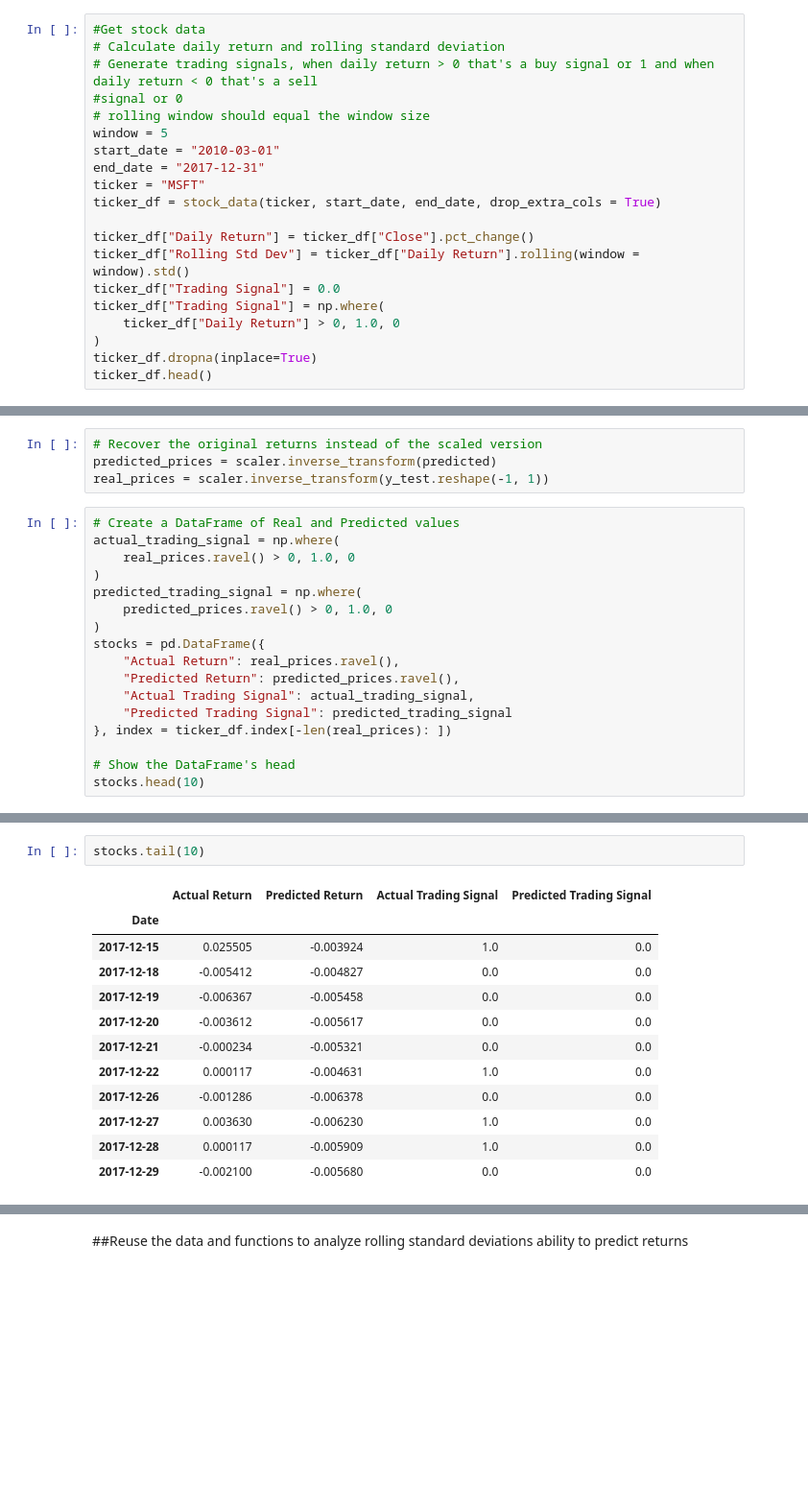
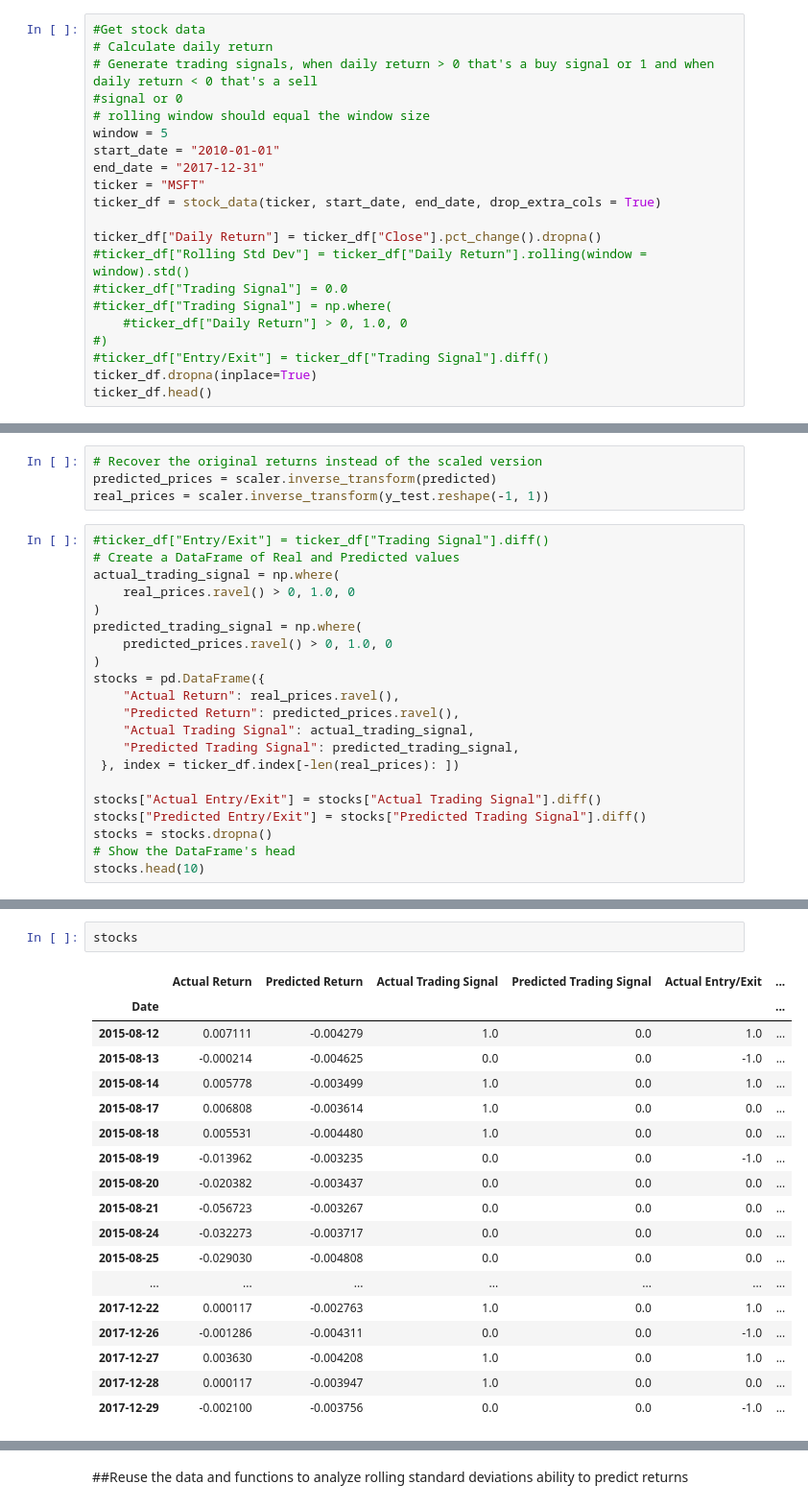
Before and after one commit to somyapanda/Project_2, a Jupyter notebook: Daryl/Neural_Network_Stock_Predictions.ipynb, the cells around one changed output, grey strips where cells are left out. Shown: that part at 96% size. Saved outputs shown, nothing was run; the diff lists cells and outputs as text; blank space fills up the shorter version.

```diff
--- a/Daryl/Neural_Network_Stock_Predictions.ipynb
+++ b/Daryl/Neural_Network_Stock_Predictions.ipynb
@@ -23,22 +25,23 @@ def stock_data(ticker, start_date, end_date, drop_extra_cols = True):
         raise
 # %%
 #Get stock data
-# Calculate daily return and rolling standard deviation
+# Calculate daily return
 # Generate trading signals, when daily return > 0 that's a buy signal or 1 and when daily return < 0 that's a sell
 #signal or 0
 # rolling window should equal the window size
 window = 5
-start_date = "2010-03-01"
+start_date = "2010-01-01"
 end_date = "2017-12-31"
 ticker = "MSFT"
 ticker_df = stock_data(ticker, start_date, end_date, drop_extra_cols = True)
 
-ticker_df["Daily Return"] = ticker_df["Close"].pct_change()
-ticker_df["Rolling Std Dev"] = ticker_df["Daily Return"].rolling(window = window).std()
-ticker_df["Trading Signal"] = 0.0
-ticker_df["Trading Signal"] = np.where(
-    ticker_df["Daily Return"] > 0, 1.0, 0
-)
+ticker_df["Daily Return"] = ticker_df["Close"].pct_change().dropna()
+#ticker_df["Rolling Std Dev"] = ticker_df["Daily Return"].rolling(window = window).std()
+#ticker_df["Trading Signal"] = 0.0
+#ticker_df["Trading Signal"] = np.where(
+    #ticker_df["Daily Return"] > 0, 1.0, 0
+#)
+#ticker_df["Entry/Exit"] = ticker_df["Trading Signal"].diff()
 ticker_df.dropna(inplace=True)
 ticker_df.head()
 # %% [output]
@@ -190,6 +214,7 @@ predicted = model.predict(X_test)
 predicted_prices = scaler.inverse_transform(predicted)
 real_prices = scaler.inverse_transform(y_test.reshape(-1, 1))
 # %%
+#ticker_df["Entry/Exit"] = ticker_df["Trading Signal"].diff()
 # Create a DataFrame of Real and Predicted values
 actual_trading_signal = np.where(
     real_prices.ravel() > 0, 1.0, 0
@@ -201,9 +226,12 @@ stocks = pd.DataFrame({
     "Actual Return": real_prices.ravel(),
     "Predicted Return": predicted_prices.ravel(),
     "Actual Trading Signal": actual_trading_signal,
-    "Predicted Trading Signal": predicted_trading_signal
-}, index = ticker_df.index[-len(real_prices): ])
+    "Predicted Trading Signal": predicted_trading_signal,
+ }, index = ticker_df.index[-len(real_prices): ])
 
+stocks["Actual Entry/Exit"] = stocks["Actual Trading Signal"].diff()
+stocks["Predicted Entry/Exit"] = stocks["Predicted Trading Signal"].diff()
+stocks = stocks.dropna()
 # Show the DataFrame's head
 stocks.head(10)
 # %% [output]
@@ -222,15 +254,21 @@ stocks.head(10)
 # %%
-stocks.tail(10)
+stocks
 # %% [output]
-|  | Actual Return | Predicted Return | Actual Trading Signal | Predicted Trading Signal |
-| Date |  |  |  |  |
-| 2017-12-15 | 0.025505 | -0.003924 | 1.0 | 0.0 |
-| 2017-12-18 | -0.005412 | -0.004827 | 0.0 | 0.0 |
-| 2017-12-19 | -0.006367 | -0.005458 | 0.0 | 0.0 |
-| 2017-12-20 | -0.003612 | -0.005617 | 0.0 | 0.0 |
-| 2017-12-21 | -0.000234 | -0.005321 | 0.0 | 0.0 |
-| 2017-12-22 | 0.000117 | -0.004631 | 1.0 | 0.0 |
-| 2017-12-26 | -0.001286 | -0.006378 | 0.0 | 0.0 |
-| 2017-12-27 | 0.003630 | -0.006230 | 1.0 | 0.0 |
-| 2017-12-28 | 0.000117 | -0.005909 | 1.0 | 0.0 |
-| 2017-12-29 | -0.002100 | -0.005680 | 0.0 | 0.0 |
+|  | Actual Return | Predicted Return | Actual Trading Signal | Predicted Trading Signal | Actual Entry/Exit | ... |
+| Date |  |  |  |  |  | ... |
+| 2015-08-12 | 0.007111 | -0.004279 | 1.0 | 0.0 | 1.0 | ... |
+| 2015-08-13 | -0.000214 | -0.004625 | 0.0 | 0.0 | -1.0 | ... |
+| 2015-08-14 | 0.005778 | -0.003499 | 1.0 | 0.0 | 1.0 | ... |
+| 2015-08-17 | 0.006808 | -0.003614 | 1.0 | 0.0 | 0.0 | ... |
+| 2015-08-18 | 0.005531 | -0.004480 | 1.0 | 0.0 | 0.0 | ... |
+| 2015-08-19 | -0.013962 | -0.003235 | 0.0 | 0.0 | -1.0 | ... |
+| 2015-08-20 | -0.020382 | -0.003437 | 0.0 | 0.0 | 0.0 | ... |
+| 2015-08-21 | -0.056723 | -0.003267 | 0.0 | 0.0 | 0.0 | ... |
+| 2015-08-24 | -0.032273 | -0.003717 | 0.0 | 0.0 | 0.0 | ... |
+| 2015-08-25 | -0.029030 | -0.004808 | 0.0 | 0.0 | 0.0 | ... |
+| ... | ... | ... | ... | ... | ... | ... |
+| 2017-12-22 | 0.000117 | -0.002763 | 1.0 | 0.0 | 1.0 | ... |
+| 2017-12-26 | -0.001286 | -0.004311 | 0.0 | 0.0 | -1.0 | ... |
+| 2017-12-27 | 0.003630 | -0.004208 | 1.0 | 0.0 | 1.0 | ... |
+| 2017-12-28 | 0.000117 | -0.003947 | 1.0 | 0.0 | 0.0 | ... |
+| 2017-12-29 | -0.002100 | -0.003756 | 0.0 | 0.0 | -1.0 | ... |
```
Also changed, not shown: parts of 35 cells of this notebook, 4 other files.
